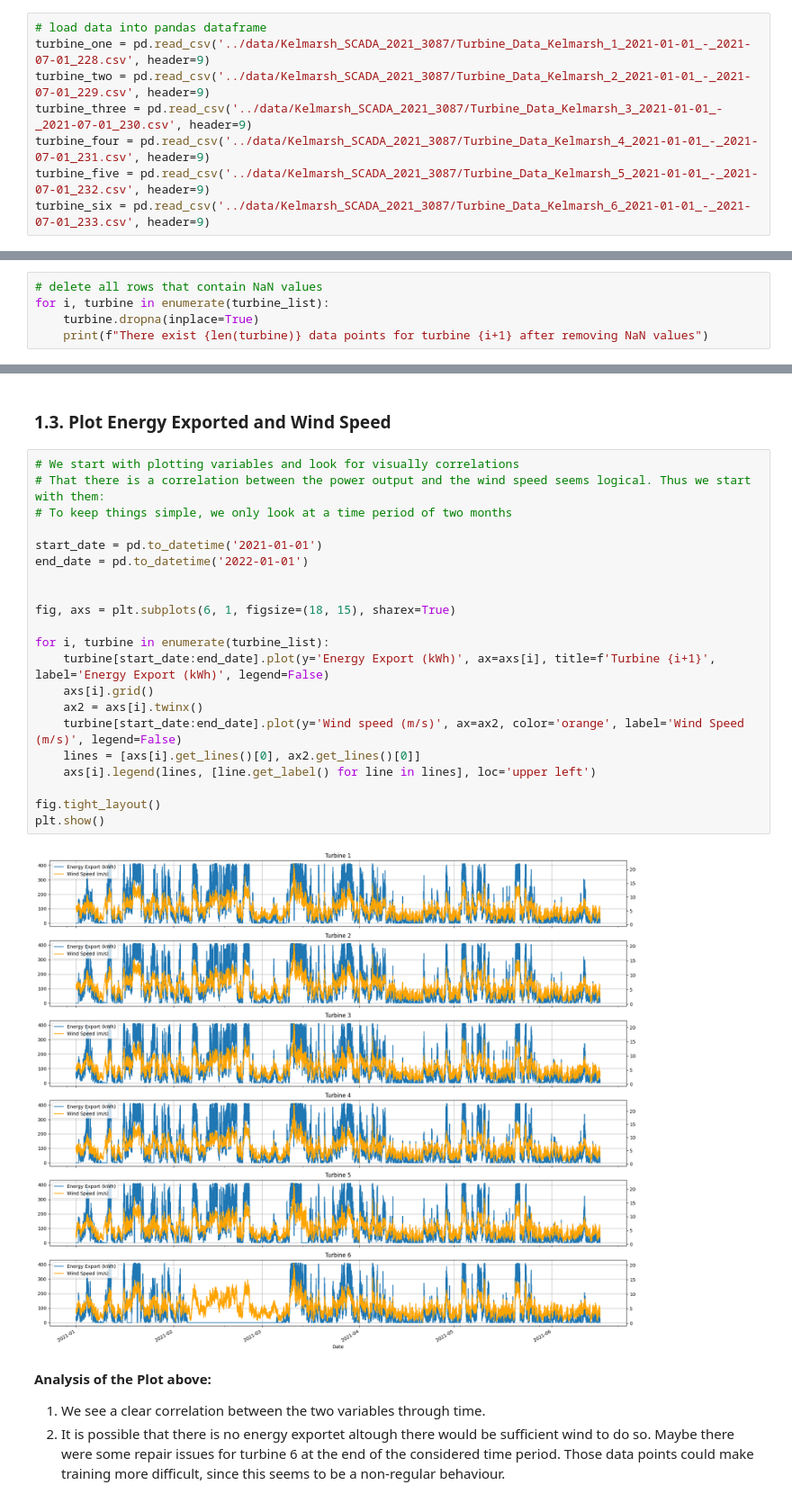
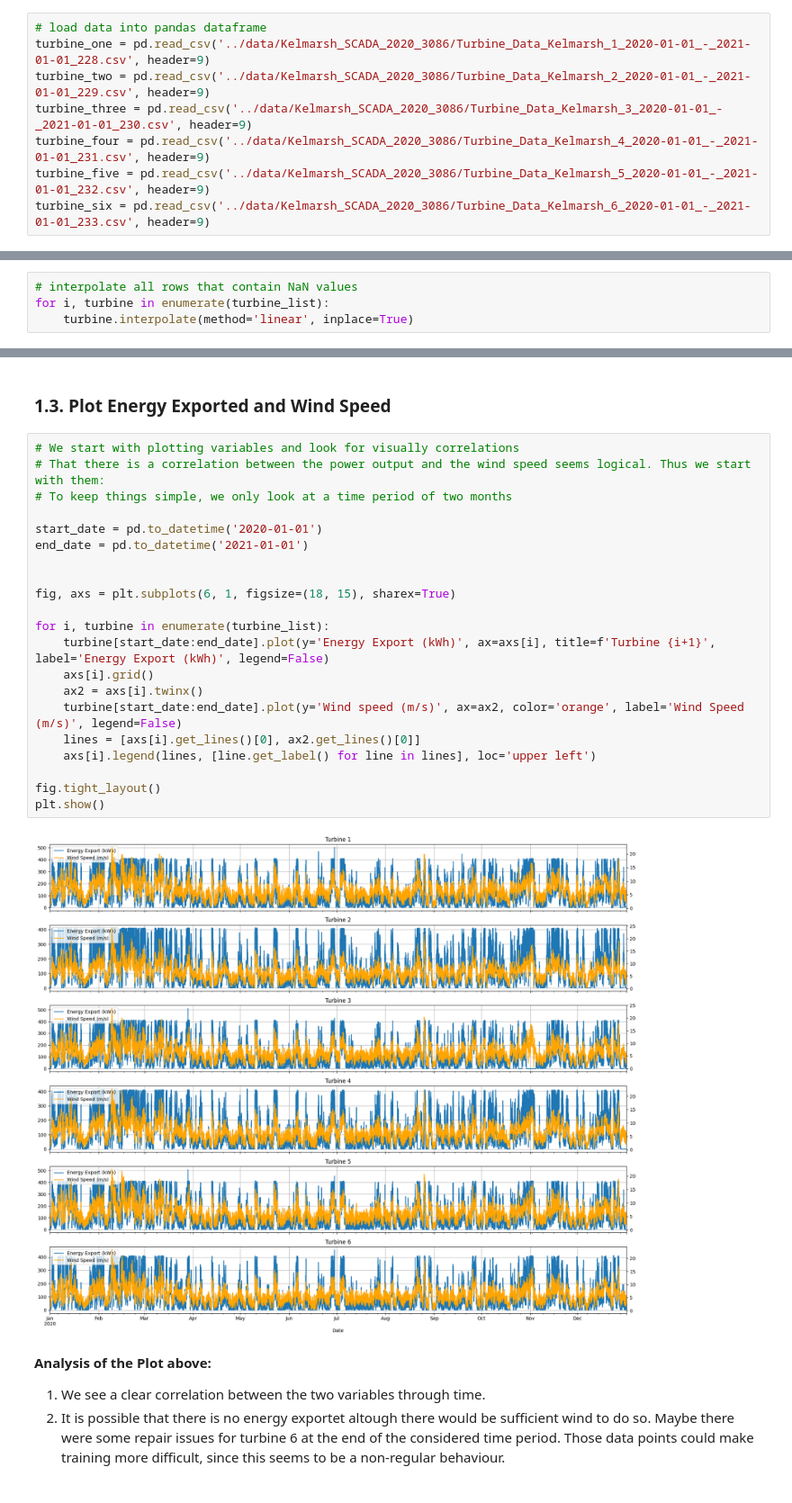
Before and after one commit to H-Kugler/forecasting-wind-power, a Jupyter notebook: notebooks/data_inspection.ipynb, the cells around one changed output, grey strips where cells are left out. Shown: that part at 90% size. Drawn from its saved outputs; the diff is of its cells as text.

```diff
--- a/notebooks/data_inspection.ipynb
+++ b/notebooks/data_inspection.ipynb
@@ -10,12 +10,12 @@ import seaborn as sns
 ### 1.1. Load Datasets
 # %%
 # load data into pandas dataframe
-turbine_one = pd.read_csv('../data/Kelmarsh_SCADA_2021_3087/Turbine_Data_Kelmarsh_1_2021-01-01_-_2021-07-01_228.csv', header=9)
-turbine_two = pd.read_csv('../data/Kelmarsh_SCADA_2021_3087/Turbine_Data_Kelmarsh_2_2021-01-01_-_2021-07-01_229.csv', header=9)
-turbine_three = pd.read_csv('../data/Kelmarsh_SCADA_2021_3087/Turbine_Data_Kelmarsh_3_2021-01-01_-_2021-07-01_230.csv', header=9)
-turbine_four = pd.read_csv('../data/Kelmarsh_SCADA_2021_3087/Turbine_Data_Kelmarsh_4_2021-01-01_-_2021-07-01_231.csv', header=9)
-turbine_five = pd.read_csv('../data/Kelmarsh_SCADA_2021_3087/Turbine_Data_Kelmarsh_5_2021-01-01_-_2021-07-01_232.csv', header=9)
-turbine_six = pd.read_csv('../data/Kelmarsh_SCADA_2021_3087/Turbine_Data_Kelmarsh_6_2021-01-01_-_2021-07-01_233.csv', header=9)
+turbine_one = pd.read_csv('../data/Kelmarsh_SCADA_2020_3086/Turbine_Data_Kelmarsh_1_2020-01-01_-_2021-01-01_228.csv', header=9)
+turbine_two = pd.read_csv('../data/Kelmarsh_SCADA_2020_3086/Turbine_Data_Kelmarsh_2_2020-01-01_-_2021-01-01_229.csv', header=9)
+turbine_three = pd.read_csv('../data/Kelmarsh_SCADA_2020_3086/Turbine_Data_Kelmarsh_3_2020-01-01_-_2021-01-01_230.csv', header=9)
+turbine_four = pd.read_csv('../data/Kelmarsh_SCADA_2020_3086/Turbine_Data_Kelmarsh_4_2020-01-01_-_2021-01-01_231.csv', header=9)
+turbine_five = pd.read_csv('../data/Kelmarsh_SCADA_2020_3086/Turbine_Data_Kelmarsh_5_2020-01-01_-_2021-01-01_232.csv', header=9)
+turbine_six = pd.read_csv('../data/Kelmarsh_SCADA_2020_3086/Turbine_Data_Kelmarsh_6_2020-01-01_-_2021-01-01_233.csv', header=9)
 # %%
 # Extract only the first 28 columns, which contain the data we need
 turbine_one = turbine_one.iloc[:, :28]
@@ -47,7 +47,6 @@ There exist 26064 data points for turbine 6
 # %% [markdown]
 ### 1.2. Cleaning Data
 # %%
-# delete all rows that contain NaN values
+# interpolate all rows that contain NaN values
 for i, turbine in enumerate(turbine_list):
-    turbine.dropna(inplace=True)
-    print(f"There exist {len(turbine)} data points for turbine {i+1} after removing NaN values")
+    turbine.interpolate(method='linear', inplace=True)
@@ -96,26 +88,26 @@ Index(['Wind speed (m/s)', 'Wind speed, Standard deviation (m/s)',
 # %%
 # We start with plotting variables and look for visually correlations
 # That there is a correlation between the power output and the wind speed seems logical. Thus we start with them:
 # To keep things simple, we only look at a time period of two months
 
-start_date = pd.to_datetime('2021-01-01')
-end_date = pd.to_datetime('2022-01-01')
+start_date = pd.to_datetime('2020-01-01')
+end_date = pd.to_datetime('2021-01-01')
 
 
 fig, axs = plt.subplots(6, 1, figsize=(18, 15), sharex=True)
 
 for i, turbine in enumerate(turbine_list):
     turbine[start_date:end_date].plot(y='Energy Export (kWh)', ax=axs[i], title=f'Turbine {i+1}', label='Energy Export (kWh)', legend=False)
     axs[i].grid()
     ax2 = axs[i].twinx()
     turbine[start_date:end_date].plot(y='Wind speed (m/s)', ax=ax2, color='orange', label='Wind Speed (m/s)', legend=False)
     lines = [axs[i].get_lines()[0], ax2.get_lines()[0]]
     axs[i].legend(lines, [line.get_label() for line in lines], loc='upper left')
 
 fig.tight_layout()
 plt.show()
 # %% [output]
-[figure, old version]
+[figure, new version]
 # %% [markdown]
 **Analysis of the Plot above:**
 1. We see a clear correlation between the two variables through time.
```
Also changed, not shown: parts of 17 cells of this notebook, 3 other files.
